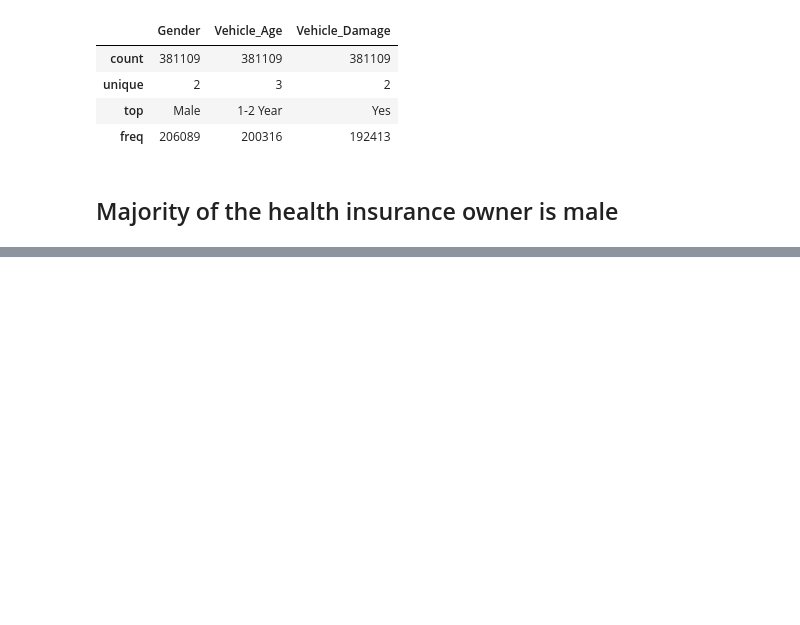
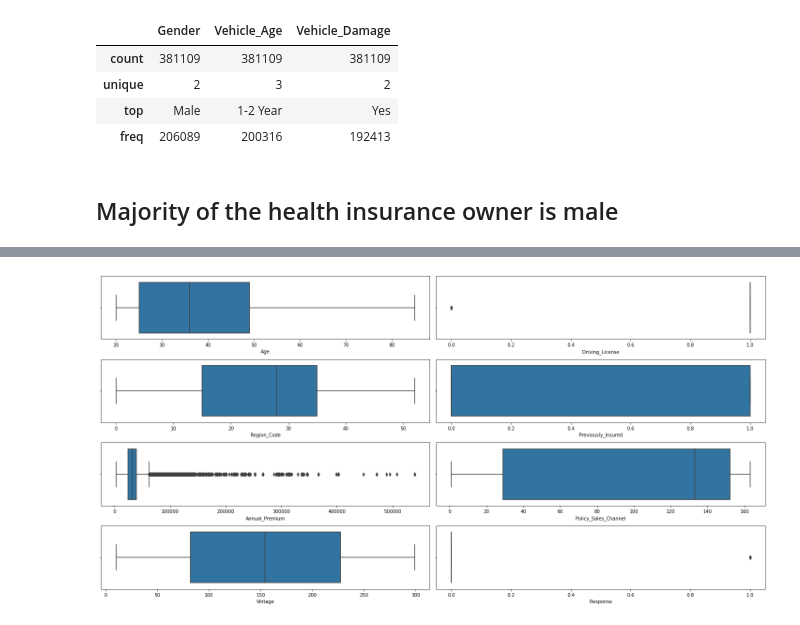
Before and after one commit to tnatani/Health-Insurance-Cross-Sell-Prediction, a Jupyter notebook: Copy_of_HEALTH_INSURANCE_CROSS_SELL_PREDICTION.ipynb, the cells around one changed output, grey strips where cells are left out. Saved outputs shown, nothing was run; the diff lists cells and outputs as text; code cells hidden in the pictures; blank space fills up the shorter version.

```diff
--- a/Copy_of_HEALTH_INSURANCE_CROSS_SELL_PREDICTION.ipynb
+++ b/Copy_of_HEALTH_INSURANCE_CROSS_SELL_PREDICTION.ipynb
@@ -162,3 +162,12 @@ df.describe(include = 'O')
 | freq | 206089 | 200316 | 192413 |
 # %% [markdown]
 ## Majority of the health insurance owner is male
+# %%
+## knowing all the unique value in the columns
+df_unique = df.drop(columns = 'id')
+
+for column in df_unique.columns:
+    print(f"{column}: ")
+    print("")
+    print(df_unique[column].unique())
+    print("")
@@ -164,0 +212,2 @@ df.describe(include = 'O')
+# %%
+df.drop(columns = 'id', inplace = True)
@@ -164,0 +225,14 @@ df.describe(include = 'O')
+# %%
+## Looking at the box plot to check all the outliers
+plt.figure(figsize = (20, 10))
+x = 1
+
+for column in df.describe().columns:
+    plt.subplot(4,2, x)
+    sns.boxplot(df[column])
+    x+=1
+
+plt.tight_layout()
+plt.show()
+# %% [output]
+[figure, added]
```
Also changed, not shown: parts of 42 cells of this notebook.
